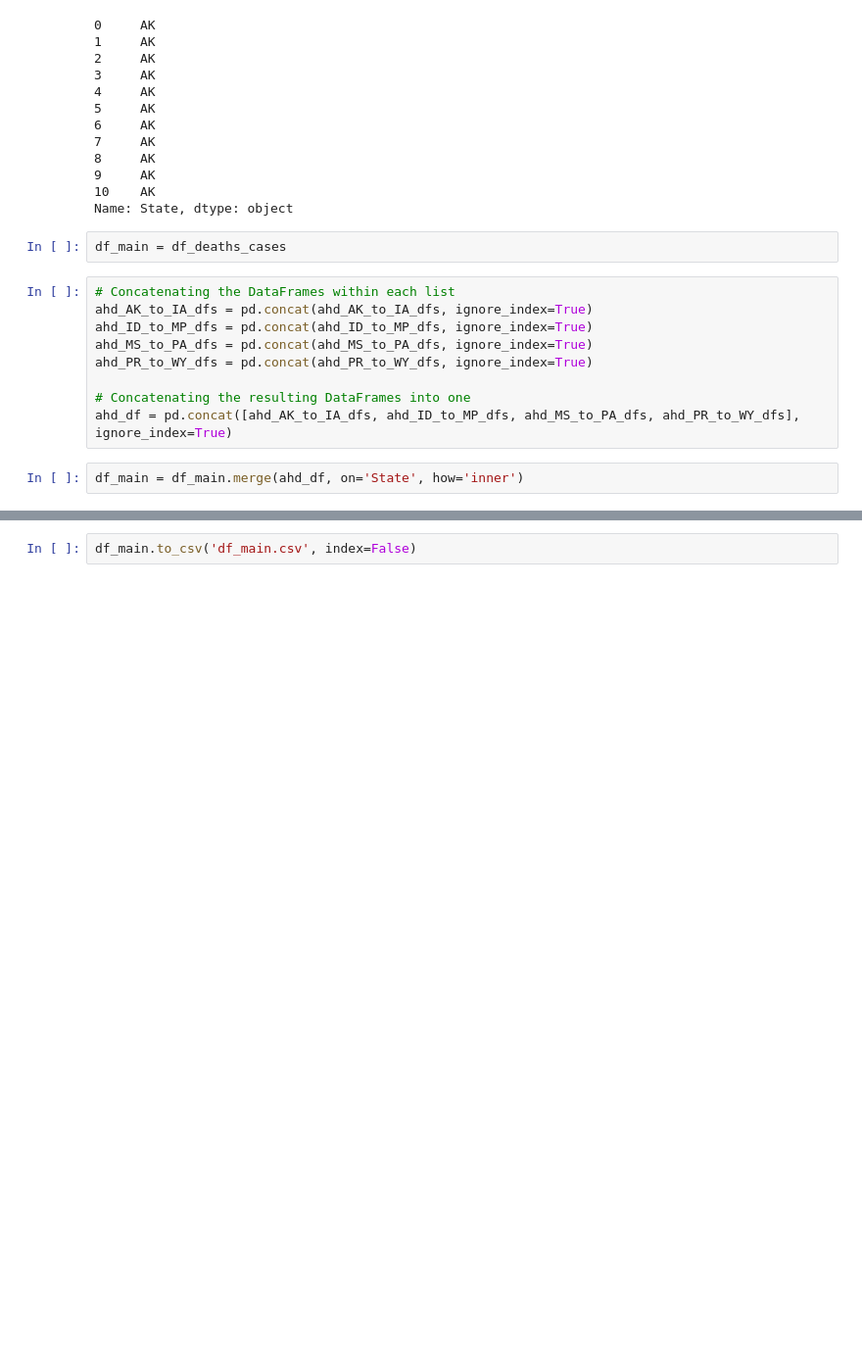
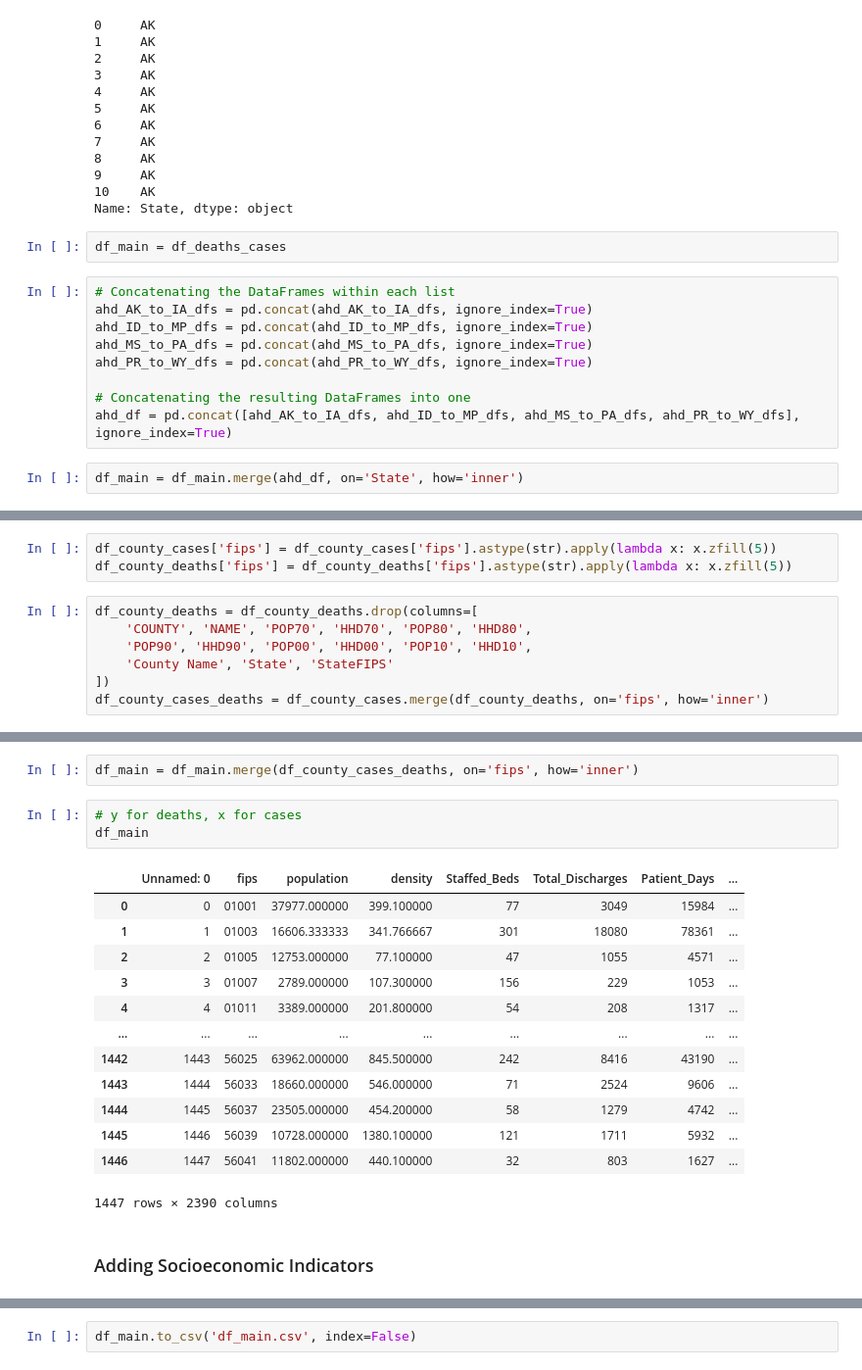
Before and after one commit to jaclynchiu7/HMS-MGH-Capstone-Project, a Jupyter notebook: data_processing/combine_states.ipynb, the cells around one changed output, grey strips where cells are left out. Shown: that part at 98% size. Cells and saved outputs as stored; diff of their text form; blank space fills up the shorter version.

```diff
--- a/data_processing/combine_states.ipynb
+++ b/data_processing/combine_states.ipynb
@@ -217,0 +324,10 @@ df_main = df_main.merge(ahd_df, on='State', how='inner')
+# %%
+df_county_cases['fips'] = df_county_cases['fips'].astype(str).apply(lambda x: x.zfill(5))
+df_county_deaths['fips'] = df_county_deaths['fips'].astype(str).apply(lambda x: x.zfill(5))
+# %%
+df_county_deaths = df_county_deaths.drop(columns=[
+    'COUNTY', 'NAME', 'POP70', 'HHD70', 'POP80', 'HHD80',
+    'POP90', 'HHD90', 'POP00', 'HHD00', 'POP10', 'HHD10',
+    'County Name', 'State', 'StateFIPS'
+])
+df_county_cases_deaths = df_county_cases.merge(df_county_deaths, on='fips', how='inner')
@@ -227,0 +353,21 @@ df_main.head()
+# %%
+df_main = df_main.merge(df_county_cases_deaths, on='fips', how='inner')
+# %%
+# y for deaths, x for cases
+df_main
+# %% [output]
+|  | Unnamed: 0 | fips | population | density | Staffed_Beds | Total_Discharges | Patient_Days | ... |
+| 0 | 0 | 01001 | 37977.000000 | 399.100000 | 77 | 3049 | 15984 | ... |
+| 1 | 1 | 01003 | 16606.333333 | 341.766667 | 301 | 18080 | 78361 | ... |
+| 2 | 2 | 01005 | 12753.000000 | 77.100000 | 47 | 1055 | 4571 | ... |
+| 3 | 3 | 01007 | 2789.000000 | 107.300000 | 156 | 229 | 1053 | ... |
+| 4 | 4 | 01011 | 3389.000000 | 201.800000 | 54 | 208 | 1317 | ... |
+| ... | ... | ... | ... | ... | ... | ... | ... | ... |
+| 1442 | 1443 | 56025 | 63962.000000 | 845.500000 | 242 | 8416 | 43190 | ... |
+| 1443 | 1444 | 56033 | 18660.000000 | 546.000000 | 71 | 2524 | 9606 | ... |
+| 1444 | 1445 | 56037 | 23505.000000 | 454.200000 | 58 | 1279 | 4742 | ... |
+| 1445 | 1446 | 56039 | 10728.000000 | 1380.100000 | 121 | 1711 | 5932 | ... |
+| 1446 | 1447 | 56041 | 11802.000000 | 440.100000 | 32 | 803 | 1627 | ... |
+1447 rows × 2390 columns
+# %% [markdown]
+### Adding Socioeconomic Indicators
```
Also changed, not shown: parts of 34 cells of this notebook, 7 other files.
